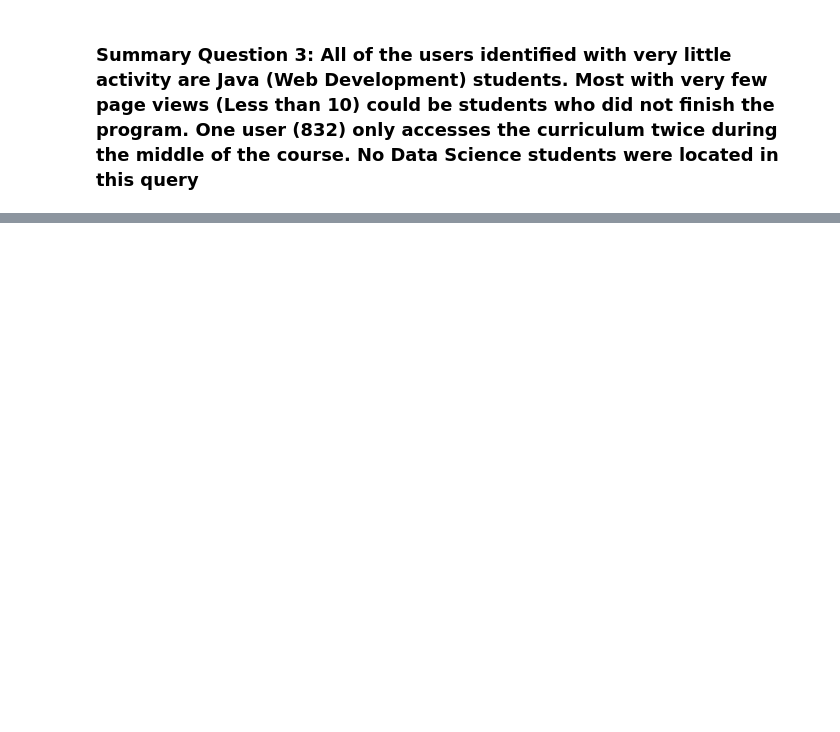
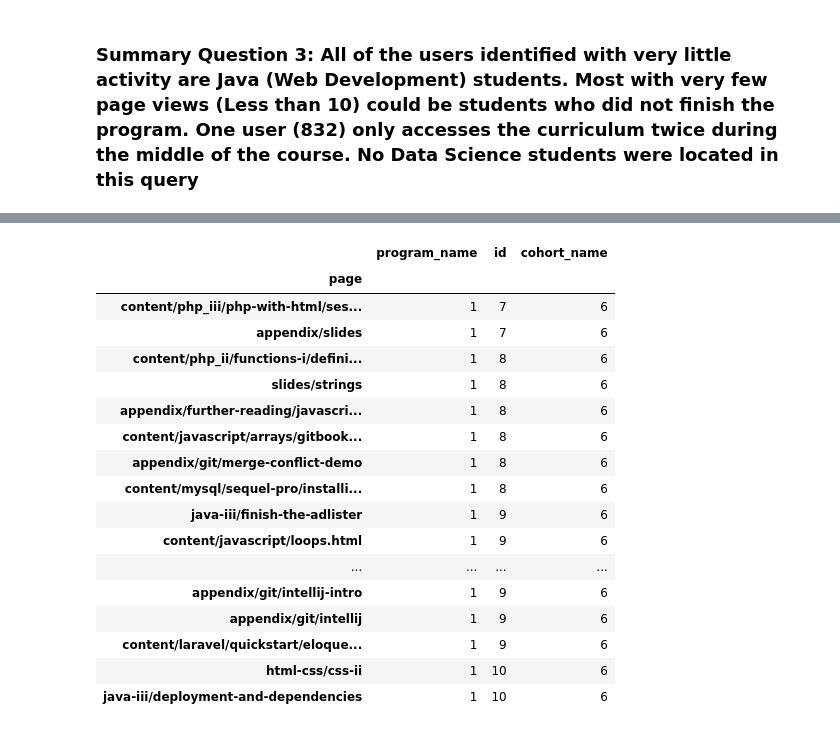
Before and after one commit to codeupdonuts/anomaly-project, a Jupyter notebook: final_project_notebook.ipynb, the cells around one changed output, grey strips where cells are left out. Saved outputs shown, nothing was run; the diff lists cells and outputs as text; code cells hidden in the pictures; blank space fills up the shorter version.

```diff
--- a/final_project_notebook.ipynb
+++ b/final_project_notebook.ipynb
@@ -470,0 +475,4 @@ user_56.head(10)
+# %%
+reload(a)
+df = a.wrangle_curriculum_access()
+df.head()
@@ -470,0 +487,13 @@ user_56.head(10)
+# %%
+ds_topics = ['search_index.json','statistics','stats','/','data-scien','pandas','cluster','mysql','acquire','series','dataframe','toc','login','storytelling','stats','appendix','fundamentals','anomaly','ai','tidy','ml','python','sql','data-science','explore','classification','timeseries','regression','nlp']
+not_ds_topics = ['spring','java','css','jquery']
+df.page_is_ds = False
+df.loc[df.page.str.startswith(('1','2','3','4','5','6','7','8','9','0')),'page_is_ds'] = True
+df.loc[df.page.str.contains('search_index.json'),'page_is_ds'] = True
+for topic in ds_topics:
+    df.loc[df.page.str.contains(topic,case=False),'page_is_ds'] = True
+for topic in not_ds_topics:
+    df.loc[df.page.str.contains(topic,case=False),'page_is_ds'] = False
+post_2019 = df[df.index.year > 2019]
+post_2019 = post_2019[(post_2019.program_name == 'data_science') & (post_2019.page_is_ds==False)].sort_index(ascending=False)
+post_2019
@@ -470,0 +519,24 @@ user_56.head(10)
+# %%
+#curriculum pages viewed by php program students
+
+php_page_access = df[df['program_name'] == 'PHP'].groupby(['page'])['program_name', 'id', 'cohort_name'].nunique()
+php_page_access[php_page_access['cohort_name'] >(.39*df['cohort_name'][df['program_name'] == 'PHP'].nunique())].sort_values(by=['id']).head(20)
+# %% [output]
+|  | program_name | id | cohort_name |
+| page |  |  |  |
+| content/php_iii/php-with-html/ses... | 1 | 7 | 6 |
+| appendix/slides | 1 | 7 | 6 |
+| content/php_ii/functions-i/defini... | 1 | 8 | 6 |
+| slides/strings | 1 | 8 | 6 |
+| appendix/further-reading/javascri... | 1 | 8 | 6 |
+| content/javascript/arrays/gitbook... | 1 | 8 | 6 |
+| appendix/git/merge-conflict-demo | 1 | 8 | 6 |
+| content/mysql/sequel-pro/installi... | 1 | 8 | 6 |
+| java-iii/finish-the-adlister | 1 | 9 | 6 |
+| content/javascript/loops.html | 1 | 9 | 6 |
+| ... | ... | ... | ... |
+| appendix/git/intellij-intro | 1 | 9 | 6 |
+| appendix/git/intellij | 1 | 9 | 6 |
+| content/laravel/quickstart/eloque... | 1 | 9 | 6 |
+| html-css/css-ii | 1 | 10 | 6 |
+| java-iii/deployment-and-dependencies | 1 | 10 | 6 |
```
Also changed, not shown: parts of 10 cells of this notebook.
